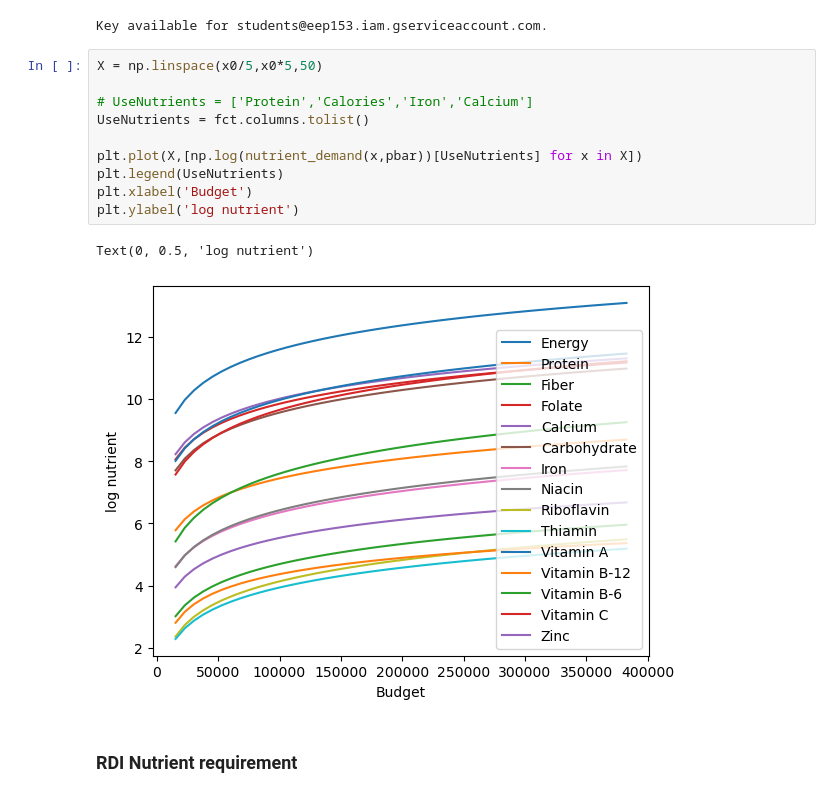
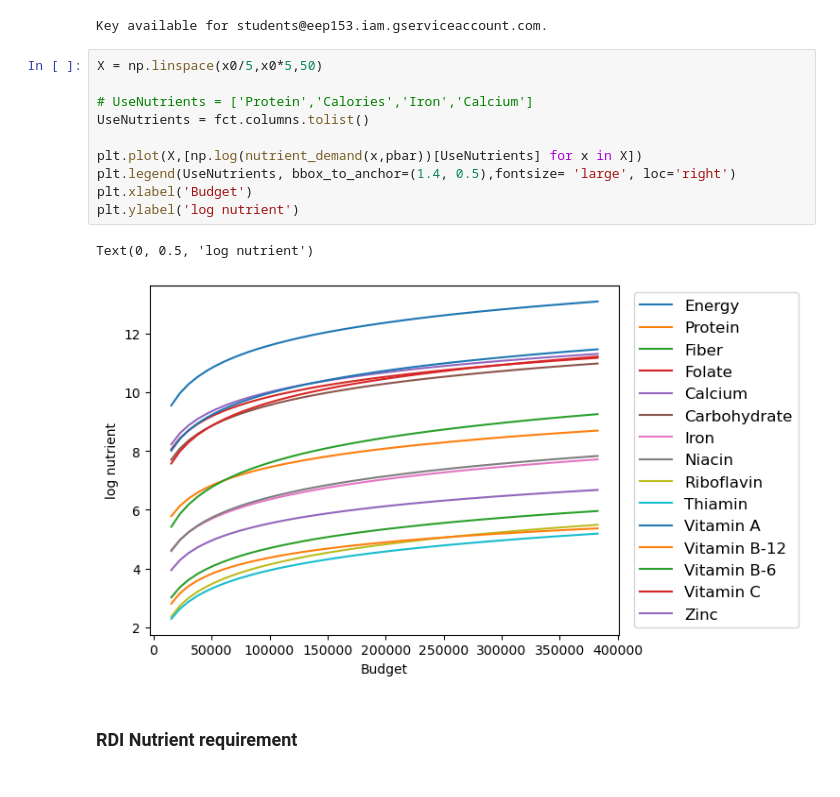
Before and after one commit to vkeroles/EEP153-SP23-Proj4, a Jupyter notebook: Team_HWiley_code.ipynb, the cells around one changed output. Cells and saved outputs as stored; diff of their text form.

Commit message:
adjusted legend positioning

```diff
--- a/Team_HWiley_code.ipynb
+++ b/Team_HWiley_code.ipynb
@@ -538,16 +538,16 @@ Key available for students@eep153.iam.gserviceaccount.com.
 # %%
 X = np.linspace(x0/5,x0*5,50)
 
 # UseNutrients = ['Protein','Calories','Iron','Calcium']
 UseNutrients = fct.columns.tolist()
 
 plt.plot(X,[np.log(nutrient_demand(x,pbar))[UseNutrients] for x in X])
-plt.legend(UseNutrients)
+plt.legend(UseNutrients, bbox_to_anchor=(1.4, 0.5),fontsize= 'large', loc='right')
 plt.xlabel('Budget')
 plt.ylabel('log nutrient')
 # %% [output]
 Text(0, 0.5, 'log nutrient')
-[figure, old version]
+[figure, new version]
 # %% [markdown]
 ### RDI Nutrient requirement <a class="anchor" id="population"></a>
 # %%
```
Also changed, not shown: parts of 3 cells of this notebook.
